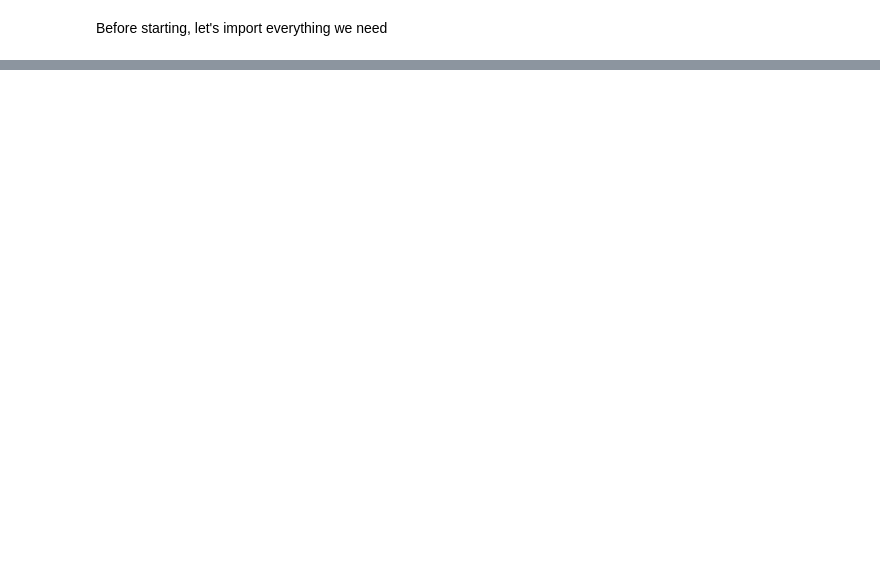
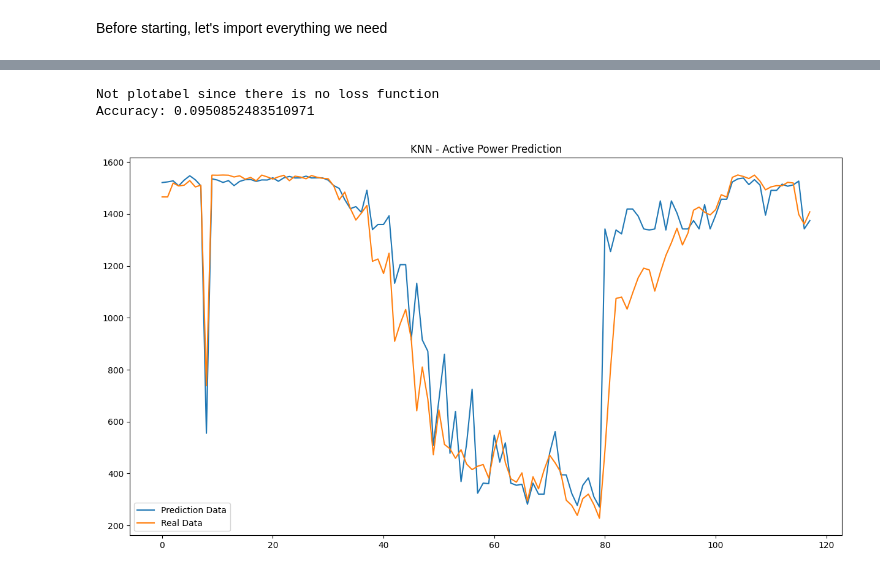
Before and after one commit to hectellian/wind-power-forecasting, a Jupyter notebook: wind_power_forecasting/results.ipynb, the cells around one changed output, grey strips where cells are left out. Drawn from its saved outputs; the diff is of its cells as text; code cells hidden in the pictures; blank space fills up the shorter version.

```diff
--- a/wind_power_forecasting/results.ipynb
+++ b/wind_power_forecasting/results.ipynb
@@ -46,25 +46,21 @@ Let's proceed to the subsequent sections to dive into the results and evaluation
 Before starting, let's import everything we need
 # %%
 # Libraries
-import os
 import torch
 import numpy as np
-from tqdm import tqdm
 from torch import nn, optim
+import matplotlib
 import matplotlib.pyplot as plt
 from torch.utils.data import DataLoader
 from sklearn.preprocessing import MinMaxScaler, StandardScaler
-import urllib.request
 
 # Modules
-from main import download_data
 from data import CustomWindFarmDataset
-from models.neural_network.model import LSTM
-from models.baseline.model import KNN
-from models.logistic_regression.model import LogisticRegression
-from urls import data_url, relative_position_url, data_dir, relative_position_file
+from models import *
+from utils import download_data, data_url, relative_position_url, data_dir, relative_position_file
 
 # make figures appear inline
+matplotlib.rcParams['figure.figsize'] = (15, 8)
 %matplotlib inline
 
 # notebook will reload external python modules;
@@ -75,0 +169,5 @@ ImportError: attempted relative import with no known parent package
+# %%
+# Load the models
+knn_model = KNN(device=device)
+lreg_model = LogisticRegression(INPUT_SIZE, OUTPUT_SIZE, learning_rate=LEARNING_RATE, device=device)
+nn_model = LSTM(INPUT_SIZE, HIDDEN_SIZE, NUM_LAYERS, OUTPUT_SIZE, device=device, learning_rate=LEARNING_RATE)
@@ -75,0 +180,13 @@ ImportError: attempted relative import with no known parent package
+# %%
+# KNN Modeling
+knn_model.train(train_dataloader, validation_dataloader)
+
+# Logistic Regression Modeling
+lreg_model.train(train_dataloader, validation_dataloader, epochs=EPOCHS, record_freq=EPOCHS//(EPOCHS//10))
+
+# Neural Network Modeling
+#nn_model = LSTM.load('../saved_models/nn_model.pt')
+nn_model.train(train_dataloader, validation_dataloader, epochs=EPOCHS, record_freq=EPOCHS//(EPOCHS//10))
+nn_model.save('./saved_models/nn_model.pt')
+
+# Random Forest Regression
@@ -75,0 +204,9 @@ ImportError: attempted relative import with no known parent package
+# %%
+# KNN
+print(knn_model.plot_loss())
+print(knn_model.plot_accuracy())
+knn_model.plot_prediction(validation_dataloader, target_transform=target_transform.inverse_transform)
+# %% [output]
+Not plotabel since there is no loss function
+Accuracy: 0.0950852483510971
+[figure, added]
```
Also changed, not shown: parts of 13 cells of this notebook, 11 other files.
